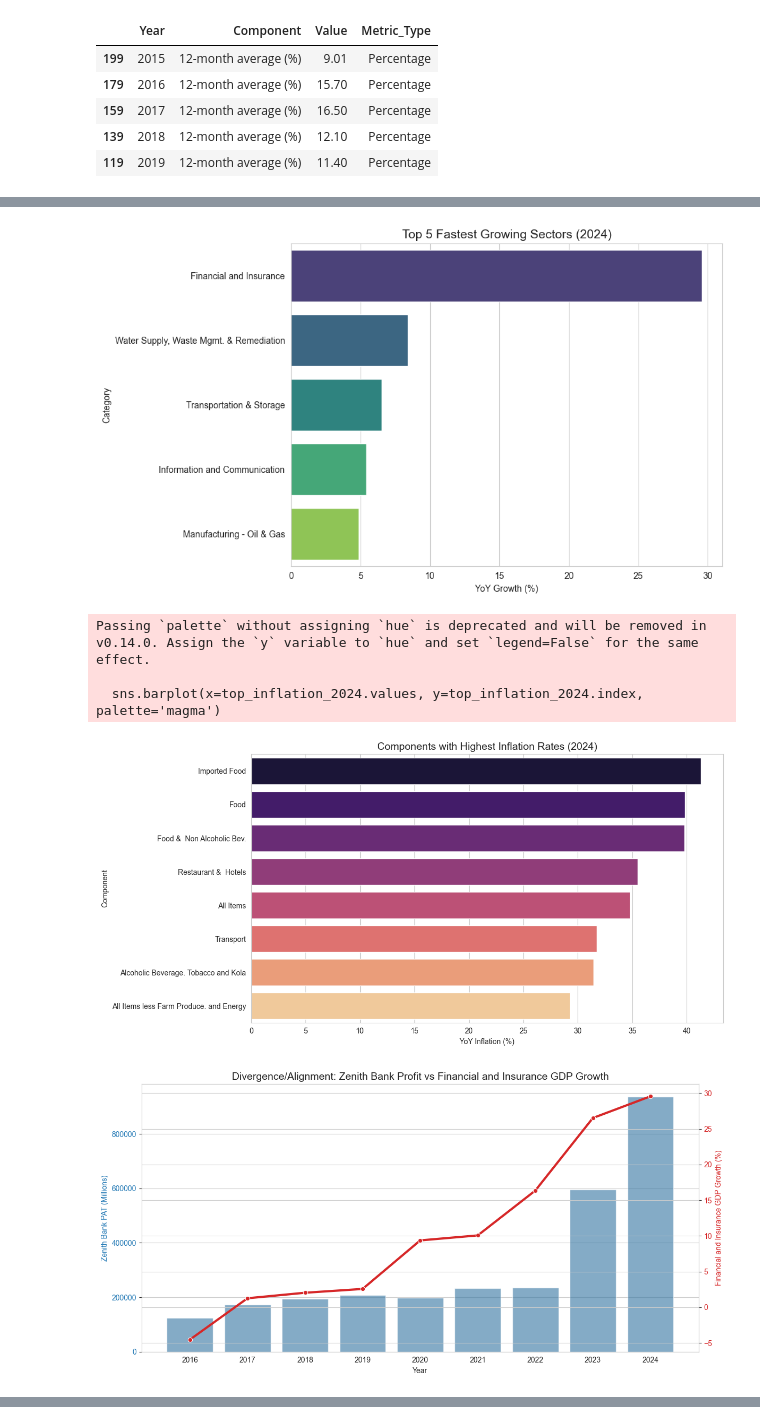
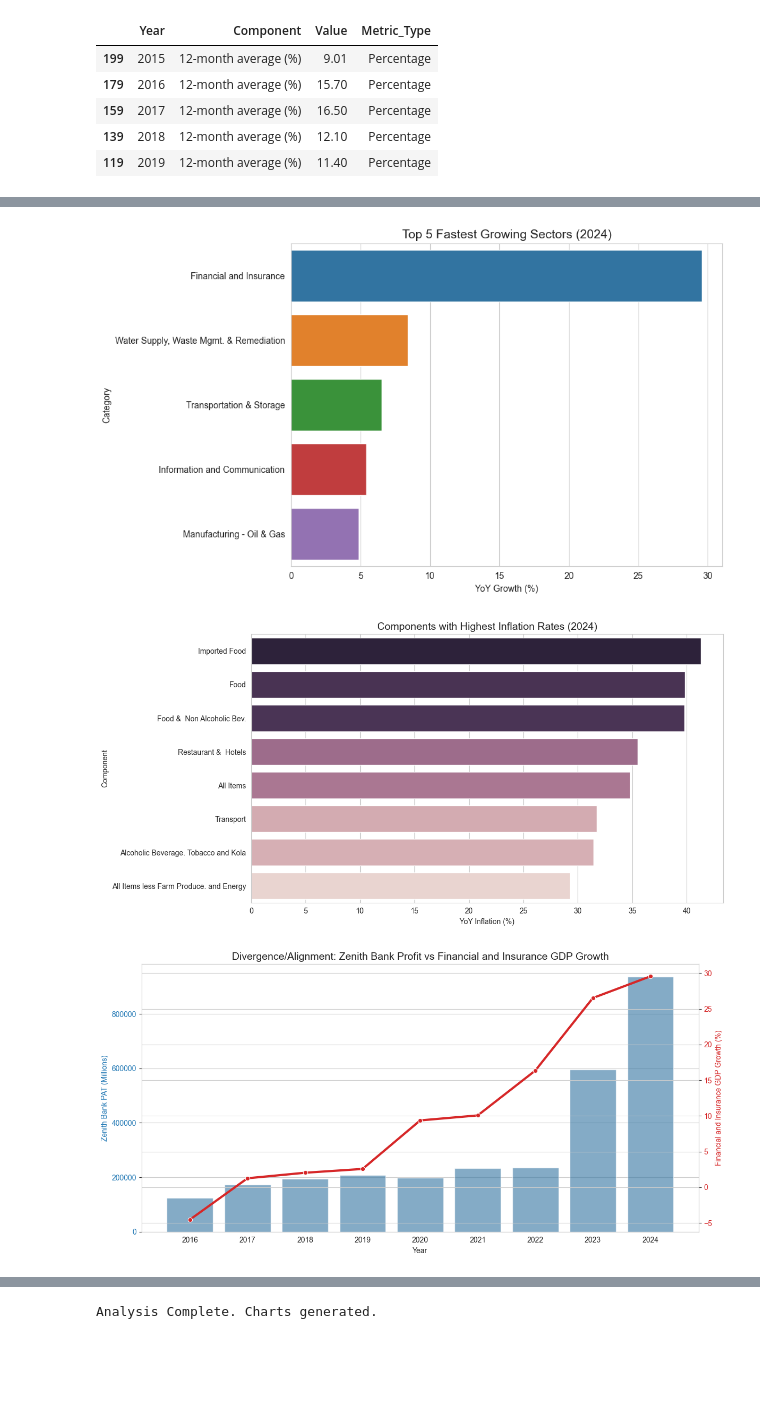
Before and after one commit to JoshuaOlubori/statisense, a Jupyter notebook: analysis.ipynb, the cells around one changed output, grey strips where cells are left out. Saved outputs shown, nothing was run; the diff lists cells and outputs as text; code cells hidden in the pictures; blank space fills up the shorter version.

```diff
--- a/analysis.ipynb
+++ b/analysis.ipynb
@@ -215,10 +218,6 @@ Data Summary:
 | Seplat Energy | -85322 | 144792 | 27662.7 |
 | Zenith Bank | 105663 | 936158 | 300331.0 |
 # %%
-import pandas as pd
-import matplotlib.pyplot as plt
-import seaborn as sns
-import numpy as np
 
 # Set Plot Style
 sns.set_style("whitegrid")
@@ -257,16 +256,16 @@ plt.ylabel('Growth Rate (%)')
 plt.axhline(0, color='black', linestyle='--', linewidth=1)
 plt.legend(title='Sector', bbox_to_anchor=(1.05, 1), loc='upper left')
 plt.tight_layout()
-plt.savefig('gdp_growth_trends.png')
+plt.savefig('figures/gdp_growth_trends.png')
 plt.show()
 
 # --- PLOT 2: Top 5 Growth Sectors 2024 ---
 plt.figure(figsize=(10, 6))
-sns.barplot(data=top_5_growth, x='2024', y='Category', palette='viridis')
+sns.barplot(data=top_5_growth, x='2024', y='Category', hue='Category', legend=False)
 plt.title('Top 5 Fastest Growing Sectors (2024)', fontsize=14)
 plt.xlabel('YoY Growth (%)')
 plt.tight_layout()
-plt.savefig('top_5_sectors_2024.png')
+plt.savefig('figures/top_5_sectors_2024.png')
 plt.show()
 
 # ==========================================
@@ -281,11 +280,11 @@ top_inflation_2024 = df_cpi_inflation[2024].sort_values(ascending=False).head(8)
 
 # --- PLOT 3: Inflation Heatmap (2024) ---
 plt.figure(figsize=(12, 6))
-sns.barplot(x=top_inflation_2024.values, y=top_inflation_2024.index, palette='magma')
+sns.barplot(x=top_inflation_2024.values, y=top_inflation_2024.index, hue=top_inflation_2024.values, legend=False)
 plt.title('Components with Highest Inflation Rates (2024)', fontsize=14)
 plt.xlabel('YoY Inflation (%)')
 plt.tight_layout()
-plt.savefig('cpi_inflation_2024.png')
+plt.savefig('figures/cpi_inflation_2024.png')
 plt.show()
 
 # ==========================================
@@ -328,7 +327,7 @@ for company, sector in company_sector_map.items():
 
     plt.title(f'Divergence/Alignment: {company} Profit vs {sector} GDP Growth', fontsize=14)
     plt.tight_layout()
-    plt.savefig(f'{company}_vs_Sector.png')
+    plt.savefig(f'figures/{company}_vs_Sector.png')
     plt.show()
 
 print("Analysis Complete. Charts generated.")
@@ -340,7 +336,4 @@ Passing `palette` without assigning `hue` is deprecated and will be removed in v
-[figure, old version]
+[figure, new version]
-Passing `palette` without assigning `hue` is deprecated and will be removed in v0.14.0. Assign the `y` variable to `hue` and set `legend=False` for the same effect.
-
-  sns.barplot(x=top_inflation_2024.values, y=top_inflation_2024.index, palette='magma')
-[figure, old version]
+[figure, new version]
 [figure]
 [figure]
@@ -347,0 +340 @@ Analysis Complete. Charts generated.
+Analysis Complete. Charts generated.
```
Also changed, not shown: parts of 3 cells of this notebook, 8 other files.
